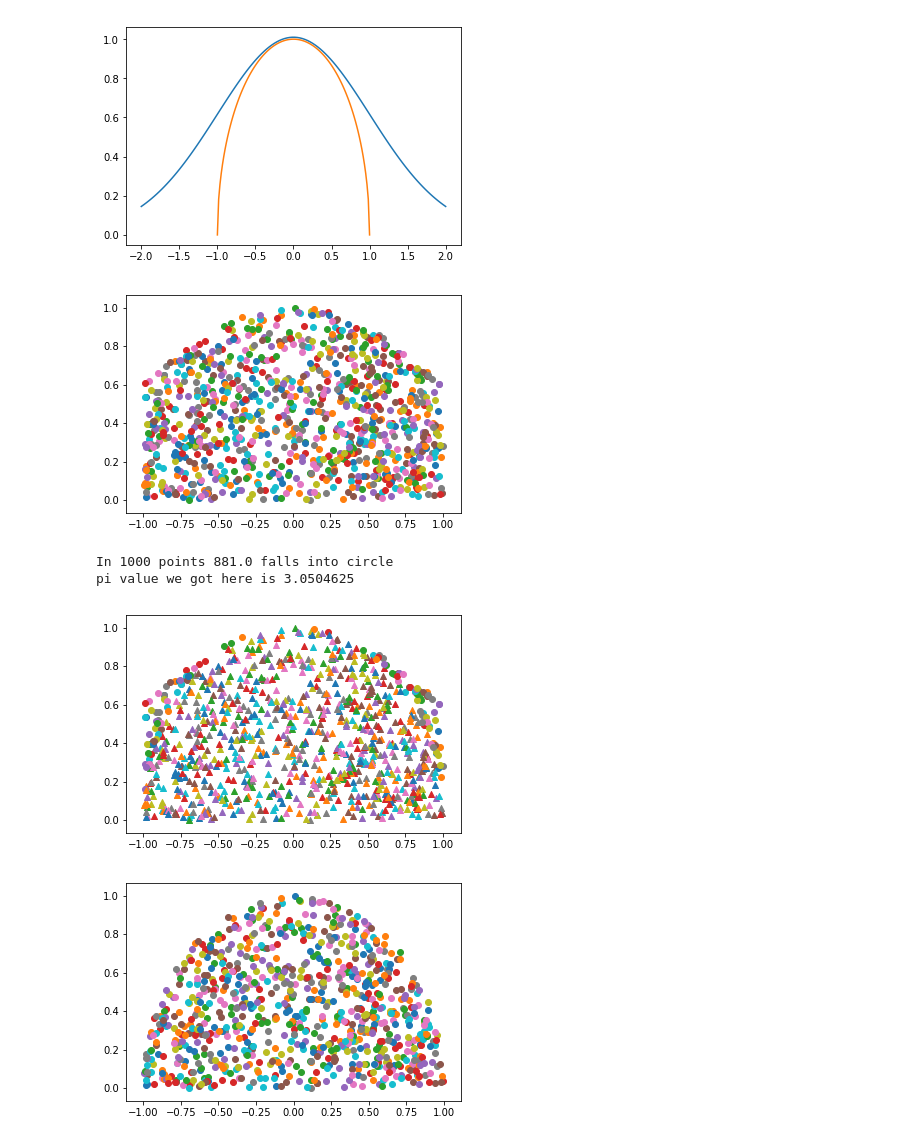
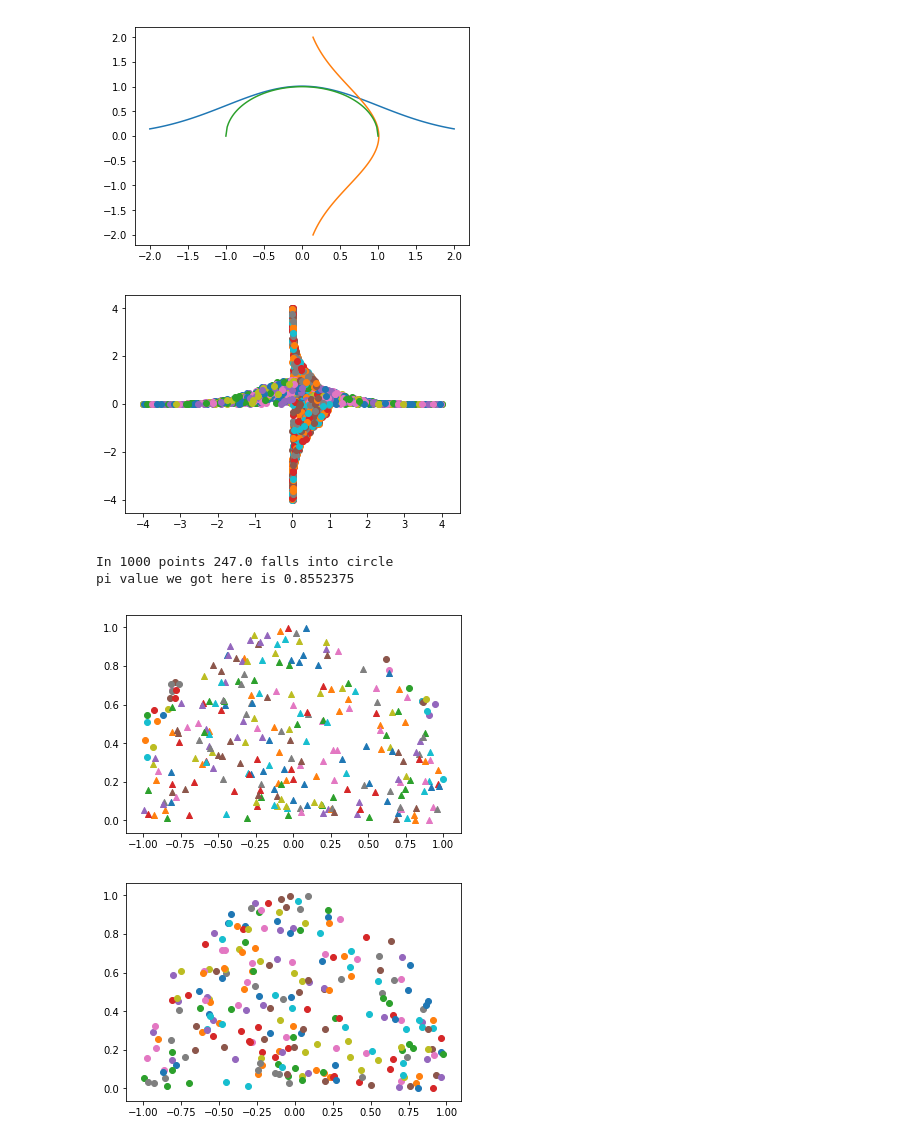
Before and after one commit to kindasad/gudnite, a Jupyter notebook: Research_probelm_2.ipynb, the cells around one changed output. Drawn from its saved outputs; the diff is of its cells as text; code cells hidden in the pictures.

```diff
--- a/Research_probelm_2.ipynb
+++ b/Research_probelm_2.ipynb
@@ -33,6 +33,7 @@ mu, sig=0, 1
 g1=Guassian(mu, sig)
 
 mp.plot(x_values, g1(x_values))
+mp.plot(g1(x_values), x_values )
 r0=1.0
 y_values=list(map(r_1,x_value))
 mp.plot(x_value,y_values)
@@ -40,7 +41,7 @@ mp.plot(x_value,y_values)
 mp.show()
 #from this graph, I decid to use the gaussian curve in range from -1 to 1, where circle is also fully covered in this range
 # %% [output]
-[figure, old version]
+[figure, new version]
 # %%
 import random
 def random_function_point(N,min_,max_,func):
@@ -52,11 +53,14 @@ def random_function_point(N,min_,max_,func):
 
     return  x,y_
 # %%
-x,y=random_function_point(1000,-1,1,g1)
+x,y=random_function_point(1000,-4,4,g1)
 for i in range(len(x)):
     mp.scatter(x[i] ,y[i])
+    mp.scatter(y[i] ,x[i])
+x_all=x+y
+y_all=y+x
 # %% [output]
-[figure, old version]
+[figure, new version]
 # %%
 factor,count,x_,y_=(monte(x,y,r_1,N=1000))
 print ('In 1000 points '+str(count)+' falls into circle')
@@ -64,8 +68,8 @@ area=factor*1.73125*2
 #I obtain the area of the guassian curve from direct intergral of function above from -1 to 1
 print ('pi value we got here is '+str(area))
 # %% [output]
-In 1000 points 881.0 falls into circle
-pi value we got here is 3.0504625
+In 1000 points 247.0 falls into circle
+pi value we got here is 0.8552375
 # %%
 
 for i in range(len(x)):
@@ -78,13 +82,13 @@ for i in range(len(x)):
 
 #small circles are dots in circle, small triangles are dots in the guassian curve but not in the circle.
 # %% [output]
-[figure, old version]
+[figure, new version]
 # %%
 for i in range(len(x_)):
     mp.scatter(x_[i] ,y_[i])
 #these are the dots that fall into the circle
 # %% [output]
-[figure, old version]
+[figure, new version]
 # %%
 x_N=list()
 y_N=list()
```
Also changed, not shown: parts of 5 cells of this notebook.
